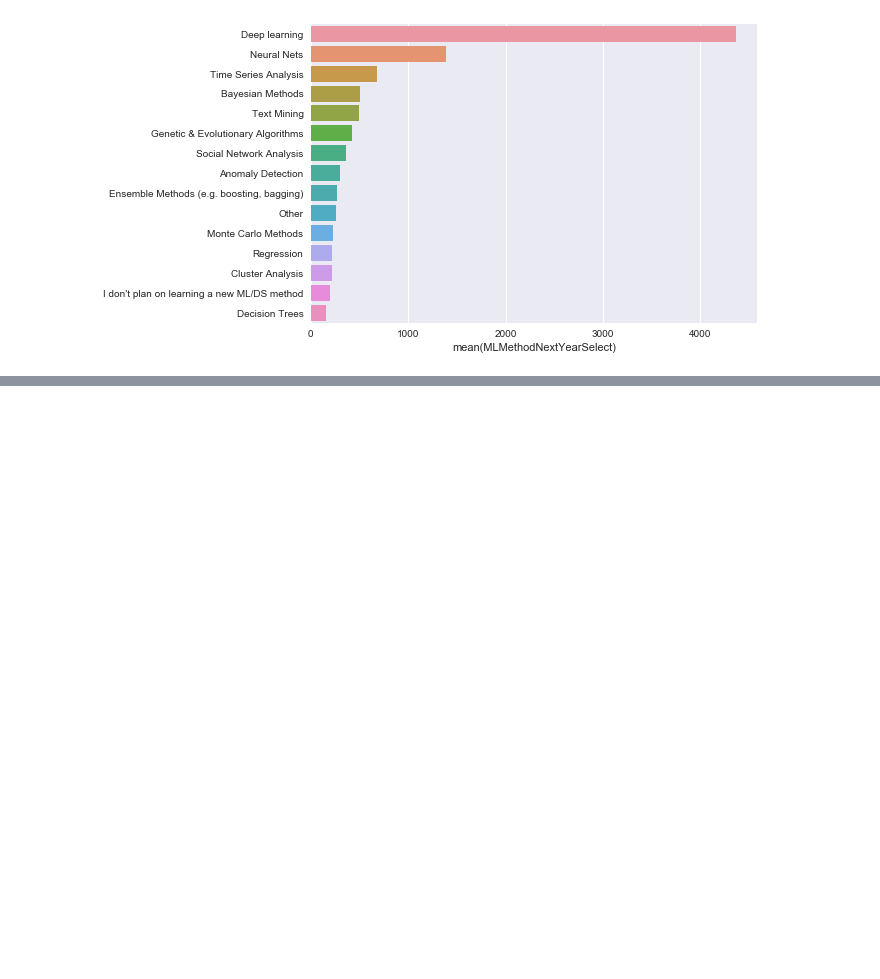
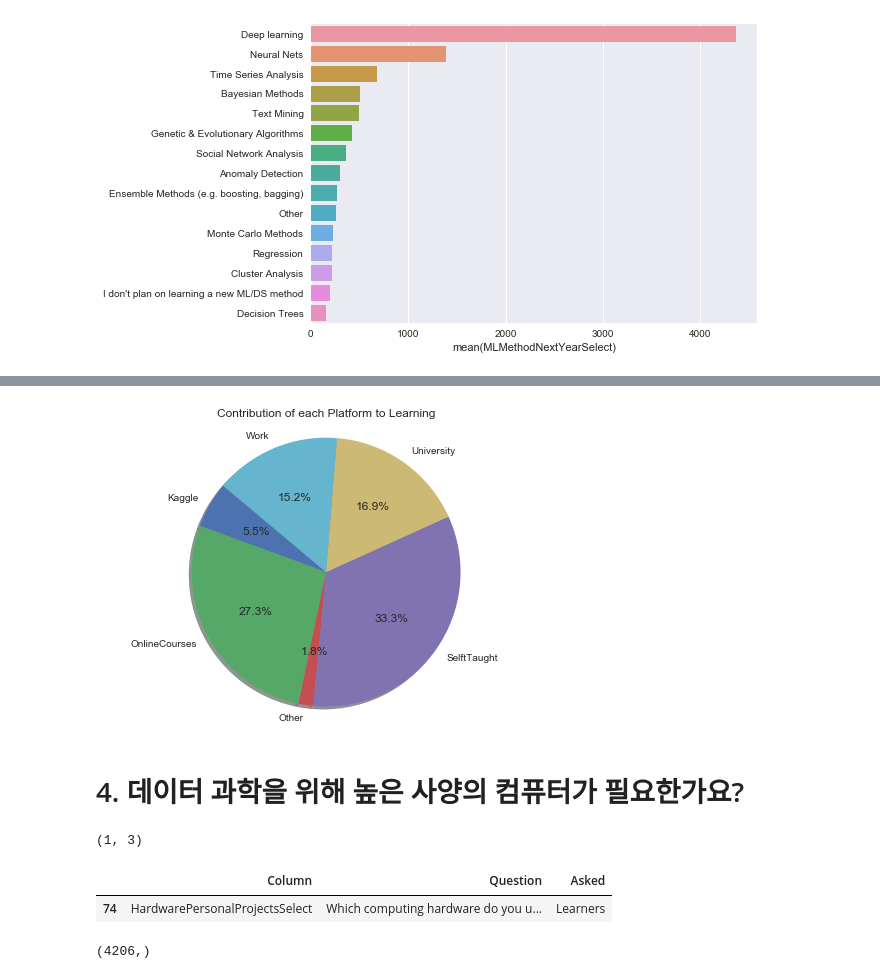
Before and after one commit to ekmst1027/programming-study, a Jupyter notebook: data_science/kaggle_programmers/data_science_faq.ipynb, the cells around one changed output, grey strips where cells are left out. Cells and saved outputs as stored; diff of their text form; code cells hidden in the pictures; blank space fills up the shorter version.

```diff
--- a/data_science/kaggle_programmers/data_science_faq.ipynb
+++ b/data_science/kaggle_programmers/data_science_faq.ipynb
@@ -359,0 +423,3 @@ sns.barplot(y=data.index, x=data)
+# %%
+cat_features = [x for x in mcq.columns if x.find('LearningCategory') != -1]
+cat_features
@@ -359,0 +433,8 @@ sns.barplot(y=data.index, x=data)
+# %%
+cdf = {}
+for feature in cat_features:
+    cdf[feature[len('LearningCategory'):]] = mcq[feature].mean()
+
+# 파이 차트를 그리기 위해 평균값을 구해와서 담아준다.
+cdf = pd.Series(cdf)
+cdf
@@ -359,0 +449,23 @@ sns.barplot(y=data.index, x=data)
+# %%
+# 학습 플랫폼별 도움이 되는 정도를 그려본다.
+plt.pie(cdf, labels=cdf.index, autopct='%1.1f%%', shadow=True, startangle=140)
+plt.axis('equal')
+plt.title("Contribution of each Platform to Learning")
+plt.show()
+# %% [output]
+[figure, added]
+# %% [markdown]
+# 4. 데이터 과학을 위해 높은 사양의 컴퓨터가 필요한가요?
+# %%
+# 설문내용과 누구에게 물어봤는지를 찾아봄
+qc = question.loc[question['Column'].str.contains('HardwarePersonalProjectsSelect')]
+print(qc.shape)
+qc
+# %% [output]
+(1, 3)
+|  | Column | Question | Asked |
+| 74 | HardwarePersonalProjectsSelect | Which computing hardware do you u... | Learners |
+# %%
+mcq[mcq['HardwarePersonalProjectsSelect'].notnull()]['HardwarePersonalProjectsSelect'].shape
+# %% [output]
+(4206,)
```
Also changed, not shown: parts of 18 cells of this notebook, 1 other file.
